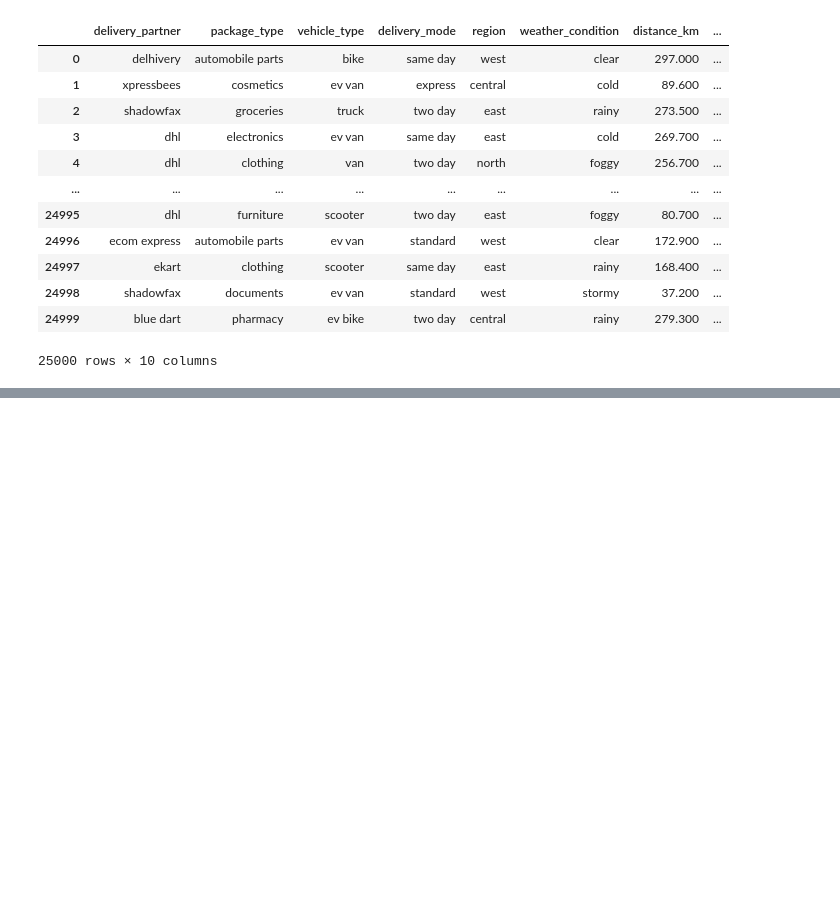
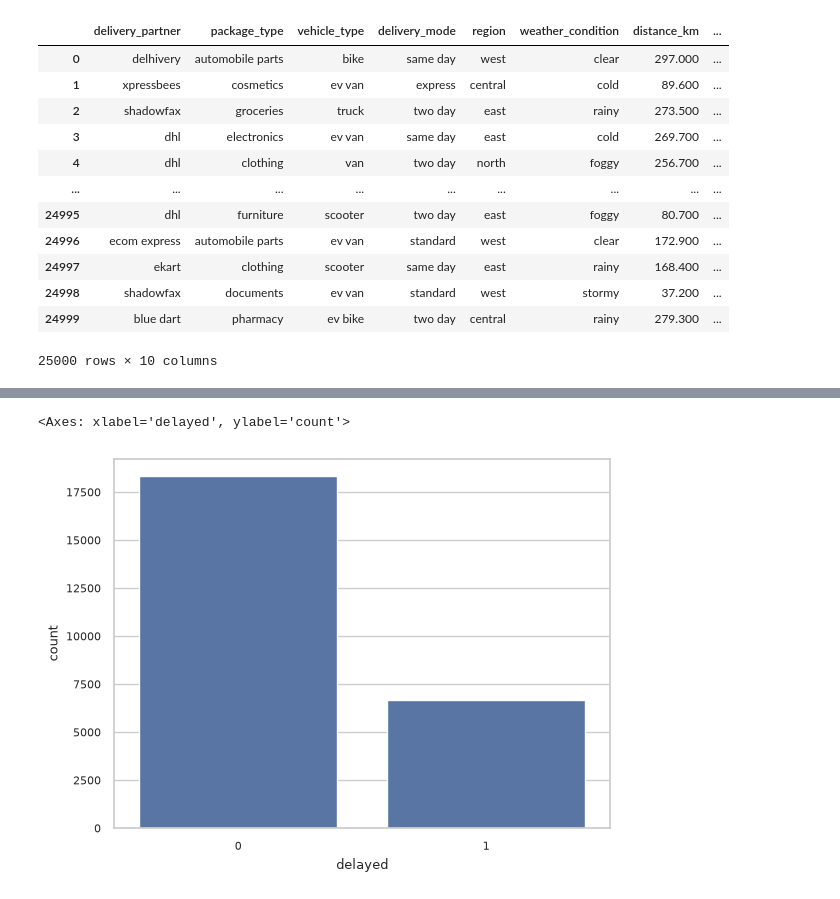
Before and after one commit to kaflebiplob/machine_learning_practice, a Jupyter notebook: notebooks/delivery_delay_prediction.ipynb, the cells around one changed output, grey strips where cells are left out. Drawn from its saved outputs; the diff is of its cells as text; code cells hidden in the pictures; blank space fills up the shorter version.

```diff
--- a/notebooks/delivery_delay_prediction.ipynb
+++ b/notebooks/delivery_delay_prediction.ipynb
@@ -183,7 +183,8 @@ df
 25000 rows × 10 columns
 # %%
 X= df.drop(columns=['delayed'])
-y=df[TARGET_COLUMN]
+y=df[TARGET_COLUMN].map({'no':0,'yes':1})
+df[TARGET_COLUMN]=y
 # %%
 num_cols = df.select_dtypes(include=[np.number]).columns.tolist()
 cat_cols = df.select_dtypes(exclude=[np.number]).columns.tolist()
@@ -197,0 +238,5 @@ Categorical Column ['delivery_partner', 'package_type', 'vehicle_type', 'deliver
+# %%
+sns.countplot(x=y)
+# %% [output]
+<Axes: xlabel='delayed', ylabel='count'>
+[figure, added]
```
Also changed, not shown: parts of 10 cells of this notebook.
